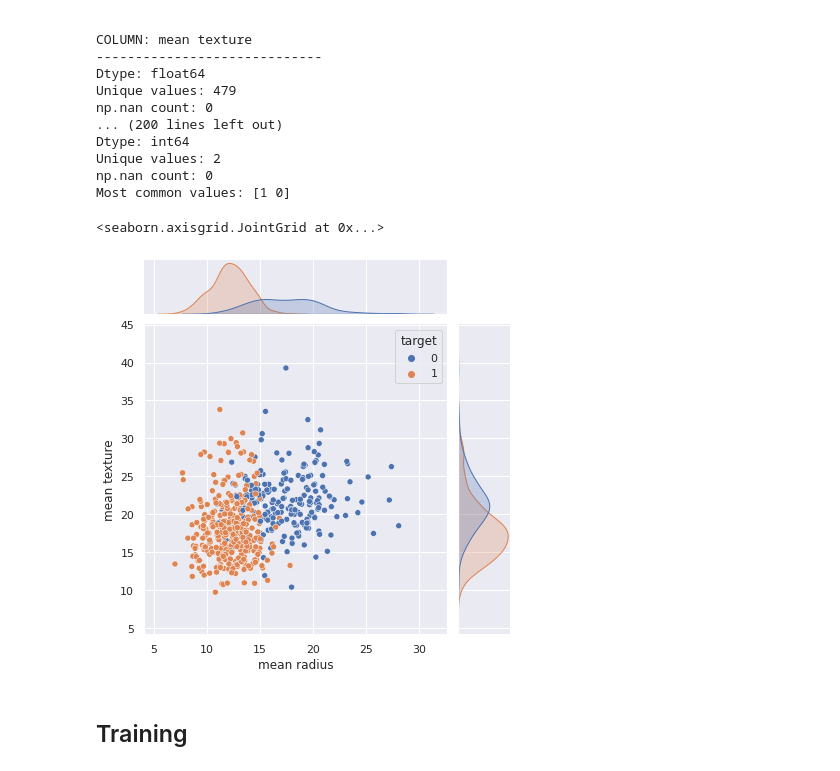
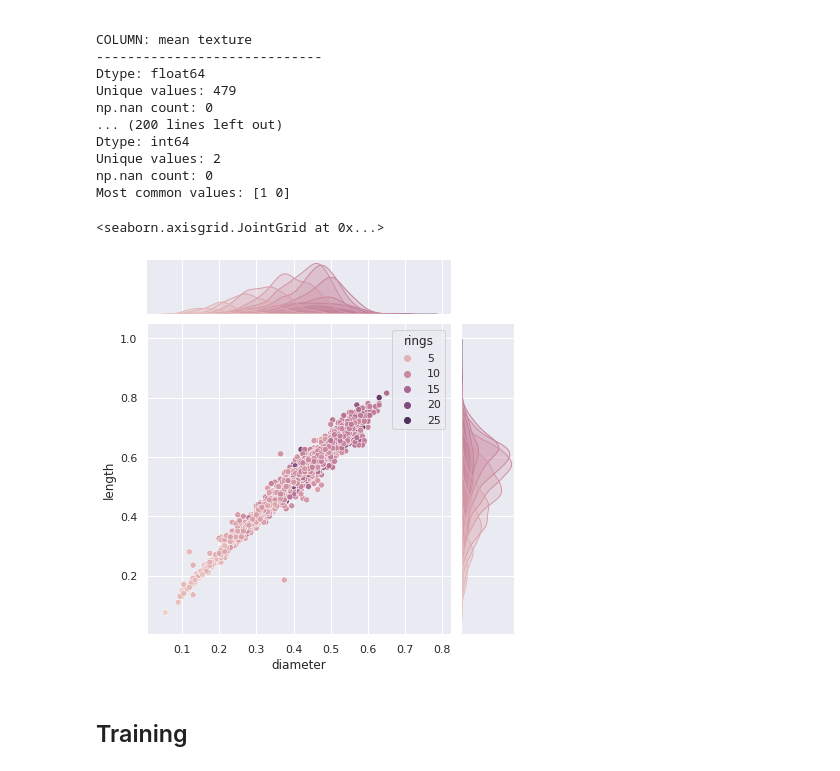
Before and after one commit to George713/pytelligence, a Jupyter notebook: main.ipynb, the cells around one changed output. Saved outputs shown, nothing was run; the diff lists cells and outputs as text; code cells hidden in the pictures.

```diff
--- a/main.ipynb
+++ b/main.ipynb
@@ -77,10 +73,10 @@ Unique values: 2
 np.nan count: 0
 Most common values: [1 0]
 # %%
-sns.jointplot(data=df, x="mean radius", y="mean texture", hue="target")
+sns.jointplot(data=df, x="diameter", y="length", hue="rings")
 # %% [output]
 <seaborn.axisgrid.JointGrid at 0x...>
-[figure, old version]
+[figure, new version]
 # %% [markdown]
 ## Training
 # %%
```
Also changed, not shown: parts of 6 cells of this notebook, 1 other file.
